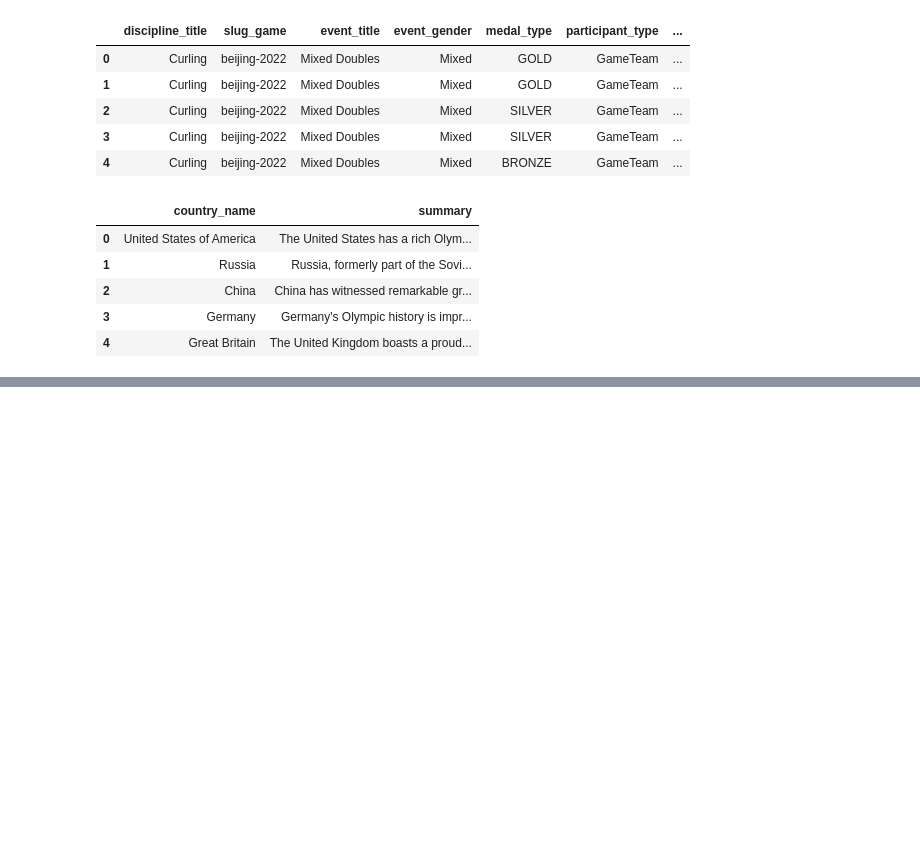
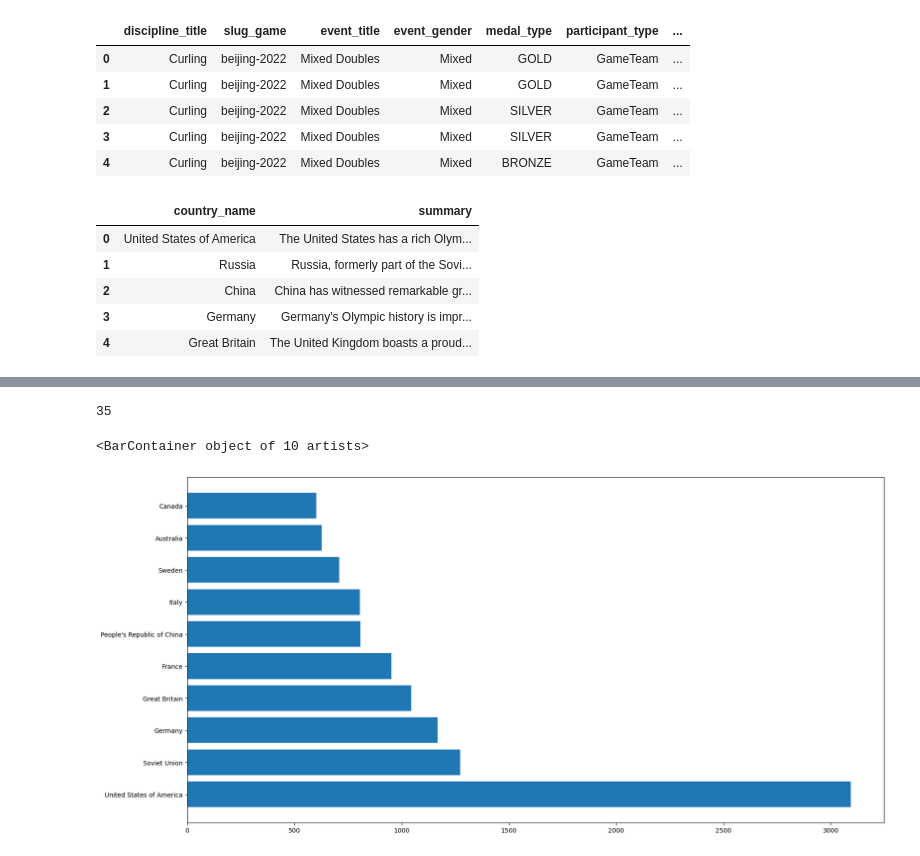
Before and after one commit to Annarhysa/Olympic-ious, a Jupyter notebook: predict.ipynb, the cells around one changed output, grey strips where cells are left out. Drawn from its saved outputs; the diff is of its cells as text; code cells hidden in the pictures; blank space fills up the shorter version.

Commit message:
Prelimnary data analysis completed - Top 10 countries with the highest medal tally

```diff
--- a/predict.ipynb
+++ b/predict.ipynb
@@ -41,0 +74,12 @@ medals_data.drop('participant_type',axis=1,inplace=True)
+# %%
+#Example
+countryWise_grouped_data.get_group('India').shape[0]
+# %% [output]
+35
+# %%
+country_list = []
+medal_tally_list = []
+def get_country_all_time_medal_tally(country_name):
+    country_list.append(country_name)
+    country_medal_tally = countryWise_grouped_data.get_group(country_name).shape[0]
+    medal_tally_list.append(country_medal_tally)
@@ -41,0 +89,10 @@ medals_data.drop('participant_type',axis=1,inplace=True)
+# %%
+medal_tally_dataframe = pd.DataFrame(list(zip(country_list,medal_tally_list)),columns=['country','medal_tally'])
+# %%
+country_output = medal_tally_dataframe.sort_values(by=['medal_tally'],ascending=False)
+# %%
+plt.figure(figsize=(20,10))
+plt.barh(country_output.country[:10],country_output.medal_tally[:10])
+# %% [output]
+<BarContainer object of 10 artists>
+[figure, added]
```
Also changed, not shown: parts of 6 cells of this notebook.
